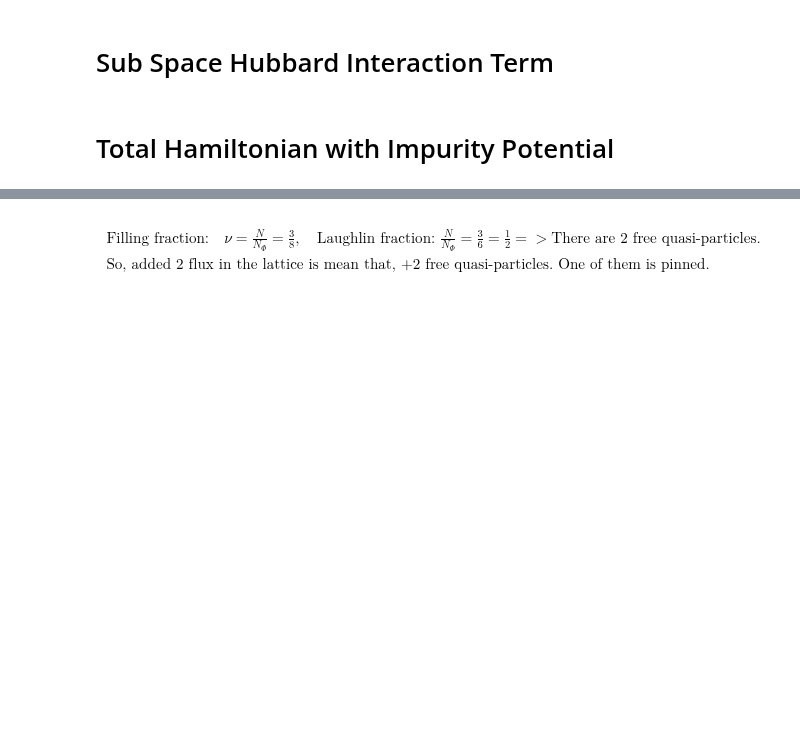
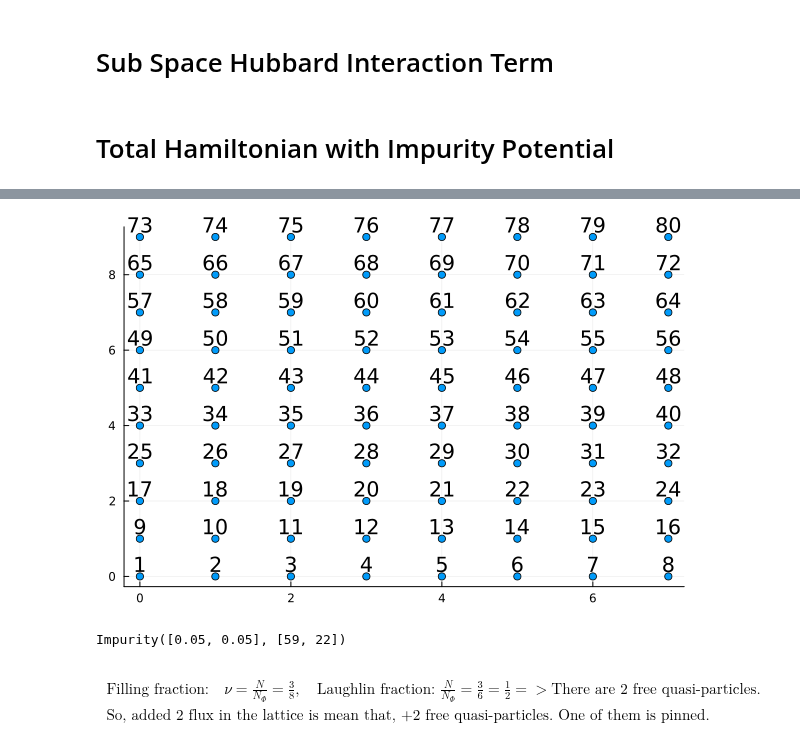
Before and after one commit to Umut-Can-Physics/Kagome-Lattice, a Jupyter notebook: My Numerical Calculations/Many-Body/Hofstadter/Hofstadter First Band Approximation.ipynb, the cells around one changed output, grey strips where cells are left out. Saved outputs shown, nothing was run; the diff lists cells and outputs as text; code cells hidden in the pictures; blank space fills up the shorter version.

```diff
--- a/My Numerical Calculations/Many-Body/Hofstadter/Hofstadter First Band Approximation.ipynb
+++ b/My Numerical Calculations/Many-Body/Hofstadter/Hofstadter First Band Approximation.ipynb
@@ -10,13 +13,14 @@ using NBInclude
 # %% [markdown]
 $\phi=\frac{p}{q}=\frac{p}{N_y}, N_\phi=\phi NxNy=N_x \text{(The number of single particle degeneracy)}$
 # %%
-Nx=5 #8
-Ny=5 #10
+Nx=8
+Ny=10
 N=Nx*Ny
 p=1
-q=5
-cut_off=Nx
-PN = [0,1,2] # [0, 1, 2, 3]
+q=Ny
+NPhi = Int(Nx*Ny*(p/q))
+cut_off = NPhi
+PN = [0,1,2,3]
 U=2;
 # %% [markdown]
 # Sub Space Kinetic Term
@@ -109,0 +95,10 @@ H = get_total_H(V_1, V_2, imp_site_1, imp_site_2);
+# %%
+co = vcat( ( [y x] for x in 0:Ny-1 for y in 0:Nx-1 ) ... )
+scatter(co[:,1],co[:,2], series_annotations = text.([i for i in 1:N], :bottom), legend=false)
+# %% [output]
+[figure, added]
+# %%
+V0 = [0.05,0.05]; Imp_Site = [59,22]
+Impurity_Data = Impurity(V0, Imp_Site)
+# %% [output]
+Impurity([0.05, 0.05], [59, 22])
```
Also changed, not shown: parts of 37 cells of this notebook, 2 other files.
